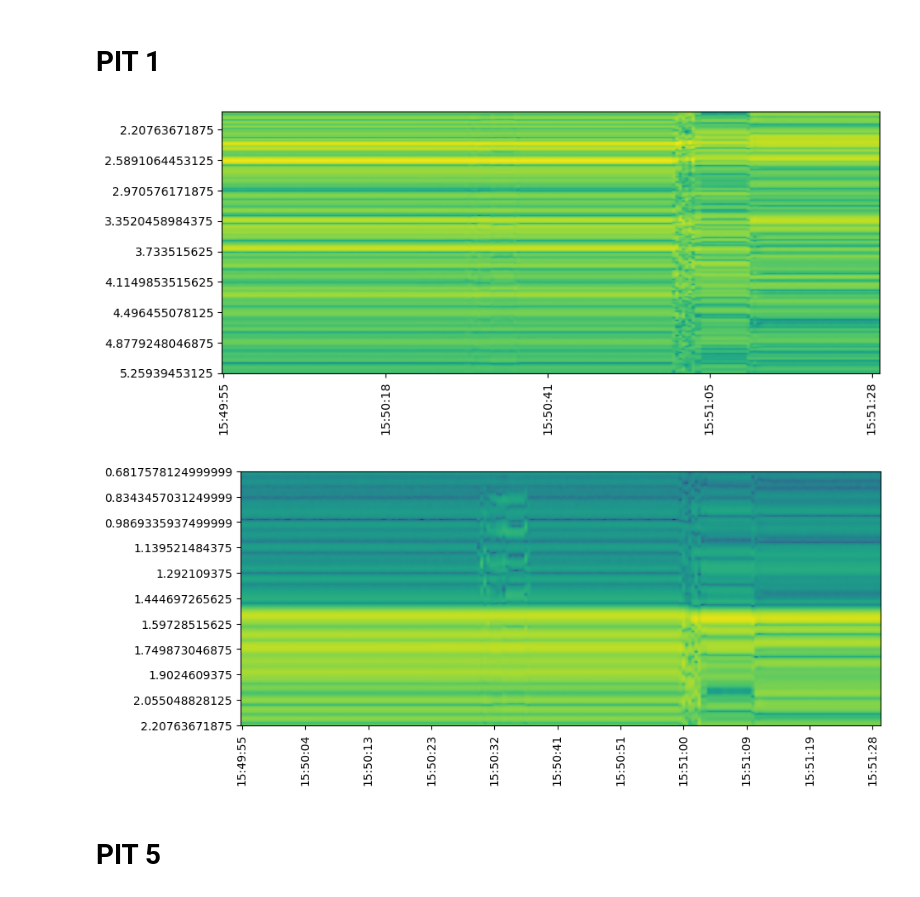
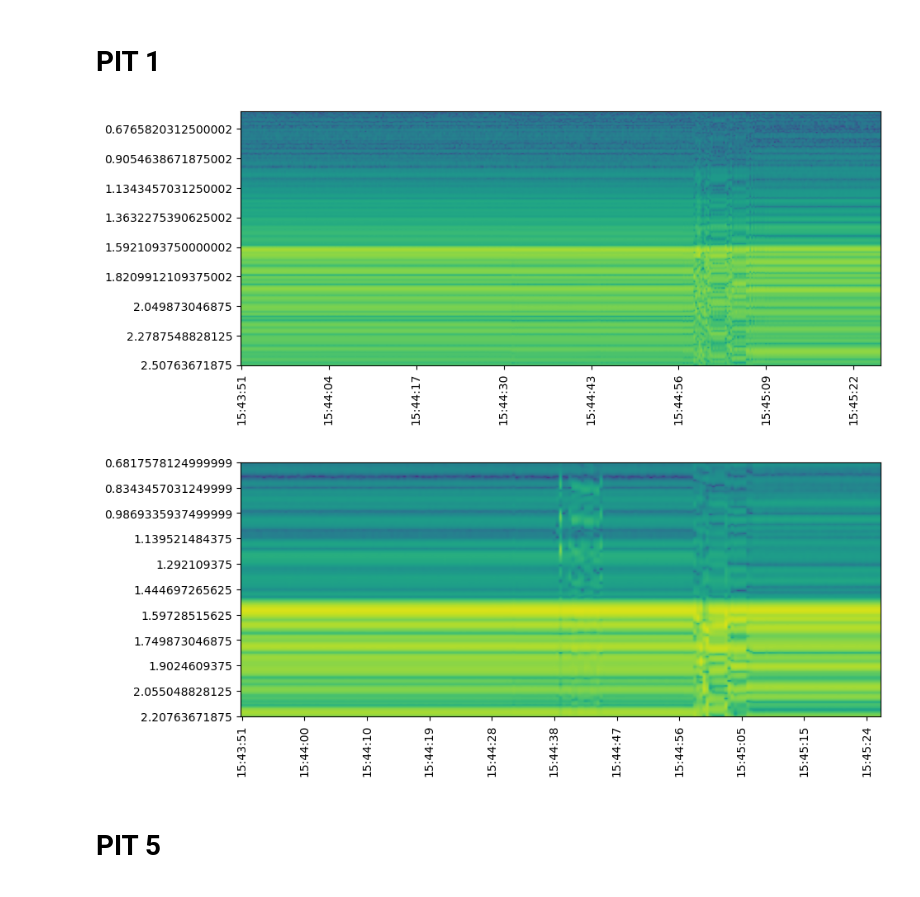
Before and after one commit to robbiemallett/kuka_deep_pits, a Jupyter notebook: code/Get_kuka_times.ipynb, the cells around one changed output. Cells and saved outputs as stored; diff of their text form; code cells hidden in the pictures.

```diff
--- a/code/Get_kuka_times.ipynb
+++ b/code/Get_kuka_times.ipynb
@@ -27,14 +19,14 @@ pits = {}
 # %%
 ka_f = 'kuka_stare_decon_Ka-Scat20230807-154351.nc'
 
-plot_file(f,'ka',directory=directory)
+kt.plot_file(ka_f,'ka',directory=directory)
 
 ku_f = 'kuka_stare_decon_Ku-Scat20230807-154351.nc'
 
-plot_file(f,'ku',directory=directory)
+kt.plot_file(ku_f,'ku',directory=directory)
 # %% [output]
-[figure, old version]
+[figure, new version]
-[figure, old version]
+[figure, new version]
 # %%
 pitno = 1
 pits[pitno] = {}
```
Also changed, not shown: parts of 12 cells of this notebook, 36 other files.
